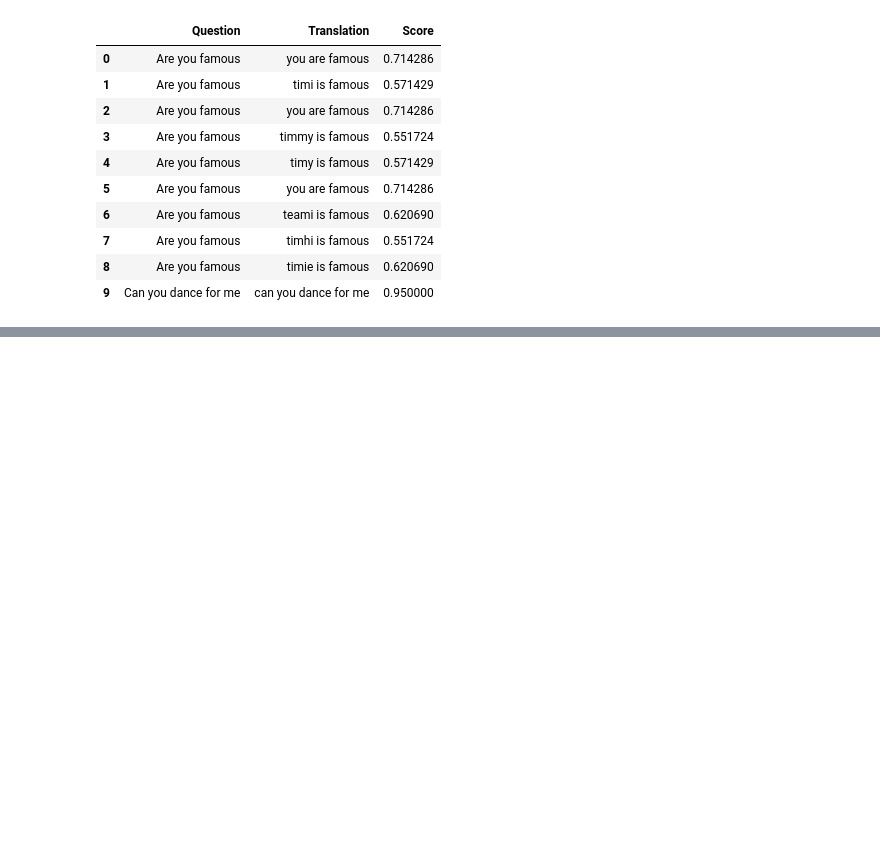
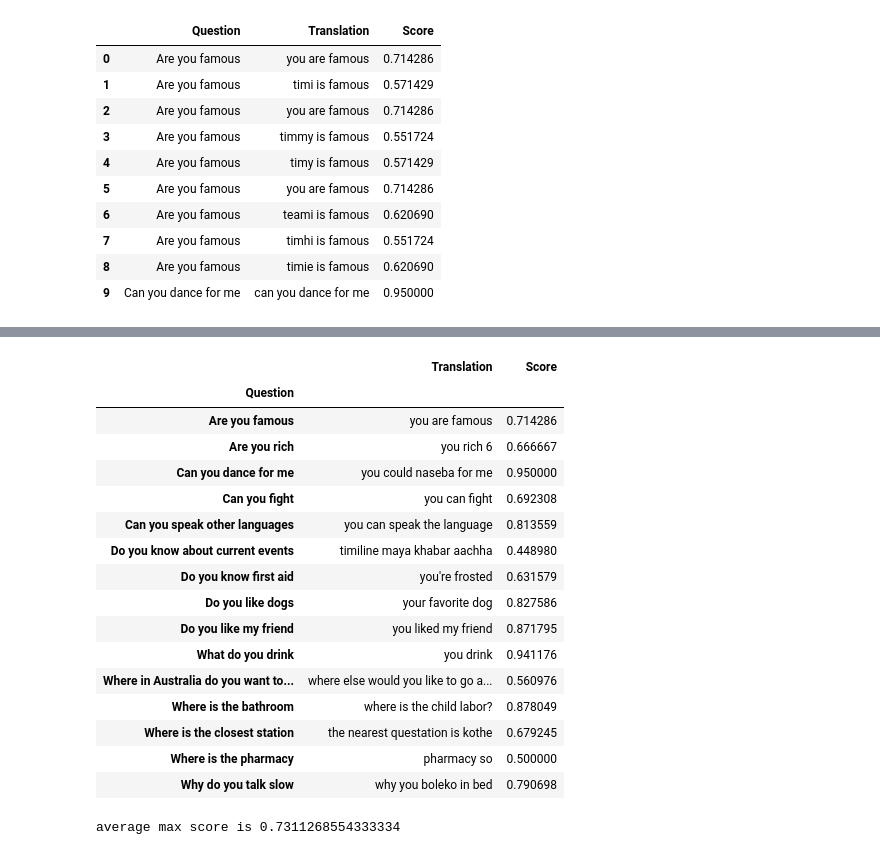
Before and after one commit to hrai/research-project, a Jupyter notebook: Response_Analysis.ipynb, the cells around one changed output, grey strips where cells are left out. Saved outputs shown, nothing was run; the diff lists cells and outputs as text; code cells hidden in the pictures; blank space fills up the shorter version.

```diff
--- a/Response_Analysis.ipynb
+++ b/Response_Analysis.ipynb
@@ -56,0 +87,26 @@ group_by_question.head(1)
+# %%
+max_score=group_by_question.max()
+max_score
+# %% [output]
+|  | Translation | Score |
+| Question |  |  |
+| Are you famous | you are famous | 0.714286 |
+| Are you rich | you rich 6 | 0.666667 |
+| Can you dance for me | you could naseba for me | 0.950000 |
+| Can you fight | you can fight | 0.692308 |
+| Can you speak other languages | you can speak the language | 0.813559 |
+| Do you know about current events | timiline maya khabar aachha | 0.448980 |
+| Do you know first aid | you're frosted | 0.631579 |
+| Do you like dogs | your favorite dog | 0.827586 |
+| Do you like my friend | you liked my friend | 0.871795 |
+| What do you drink | you drink | 0.941176 |
+| Where in Australia do you want to... | where else would you like to go a... | 0.560976 |
+| Where is the bathroom | where is the child labor? | 0.878049 |
+| Where is the closest station | the nearest questation is kothe | 0.679245 |
+| Where is the pharmacy | pharmacy so | 0.500000 |
+| Why do you talk slow | why you boleko in bed | 0.790698 |
+# %%
+avg_max_score=max_score['Score'].mean()
+print('average max score is {}'.format(avg_max_score))
+# %% [output]
+average max score is 0.7311268554333334
```
Also changed, not shown: parts of 6 cells of this notebook.
